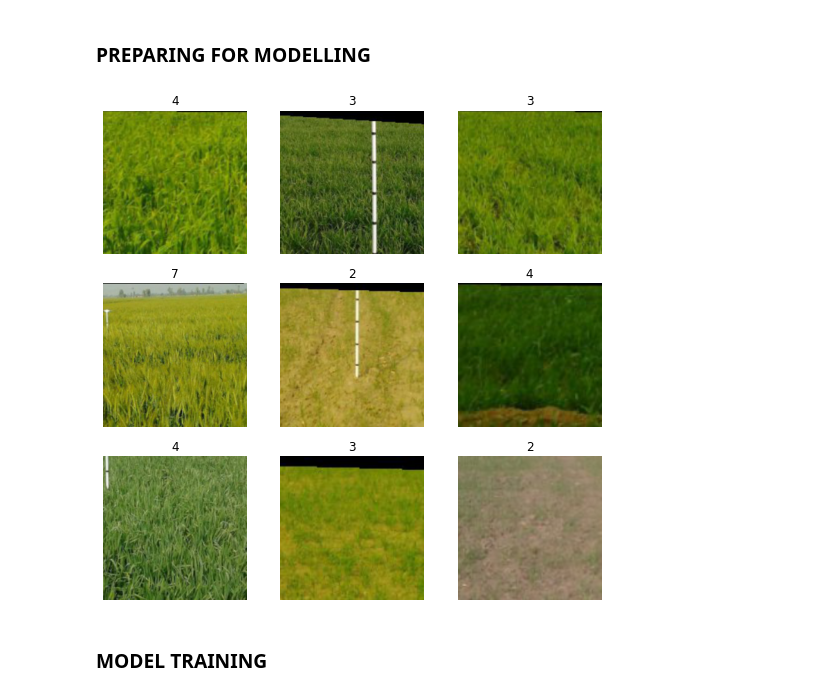
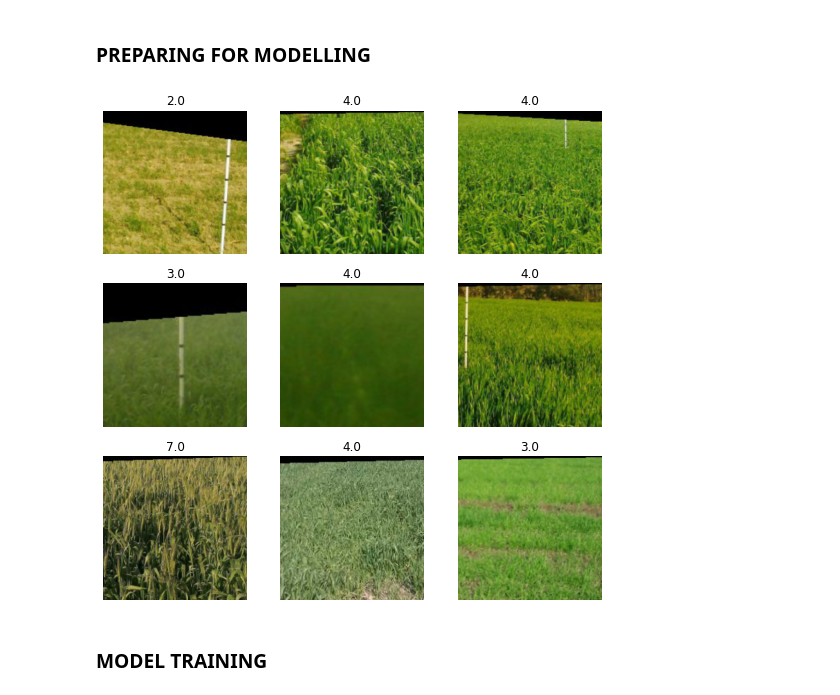
Before and after one commit to Abel-Moremi/CGIAR-Wheat-Growth-Stage-Challenge, a Jupyter notebook: WheatGrowthChallenge.ipynb, the cells around one changed output. Drawn from its saved outputs; the diff is of its cells as text; code cells hidden in the pictures.

```diff
--- a/WheatGrowthChallenge.ipynb
+++ b/WheatGrowthChallenge.ipynb
@@ -74,10 +74,16 @@ train.loc[train.label_quality == 2].shape[0]
 train_hq = train.loc[train.label_quality == 2]
 # %%
 # Create our dataloaders
-dls = ImageDataLoaders.from_df(train_hq, path='Data/images/', suff='.jpeg', label_col='growth_stage', item_tfms=Resize(224), device=torch.device("cuda:0"), num_workers=0)
+dls = ImageDataLoaders.from_df(train_hq, path='Data/images/',
+                               suff='.jpeg',
+                               label_col='growth_stage',
+                               item_tfms=Resize(224),
+                               device=torch.device("cuda:0"),
+                               num_workers=0,
+                               y_block=RegressionBlock)
 dls.show_batch()
 # %% [output]
-[figure, old version]
+[figure, new version]
 # %% [markdown]
 ### MODEL TRAINING
 # %%
```
Also changed, not shown: parts of 6 cells of this notebook.
